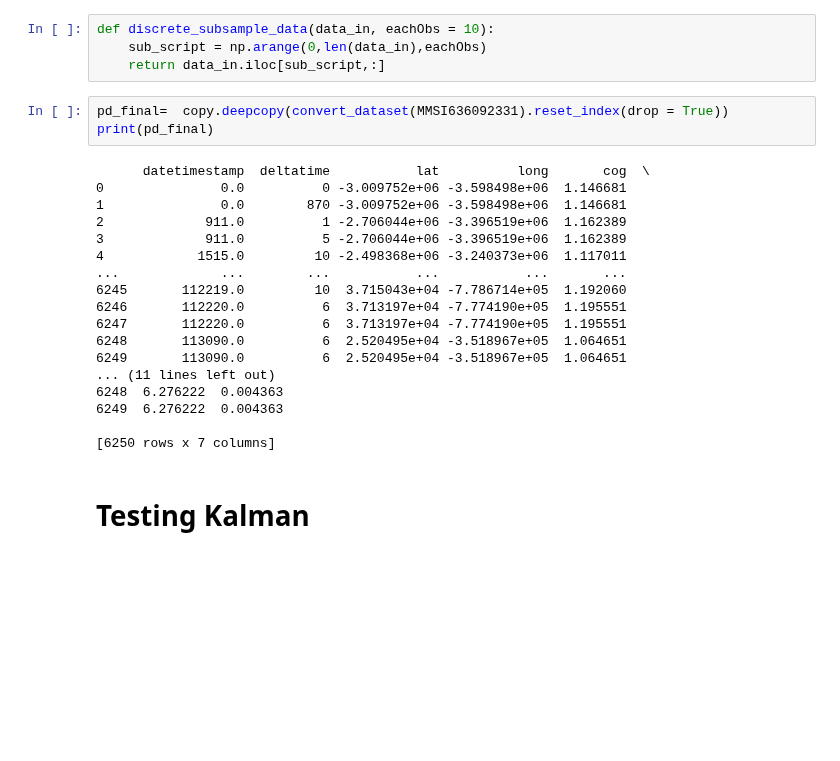
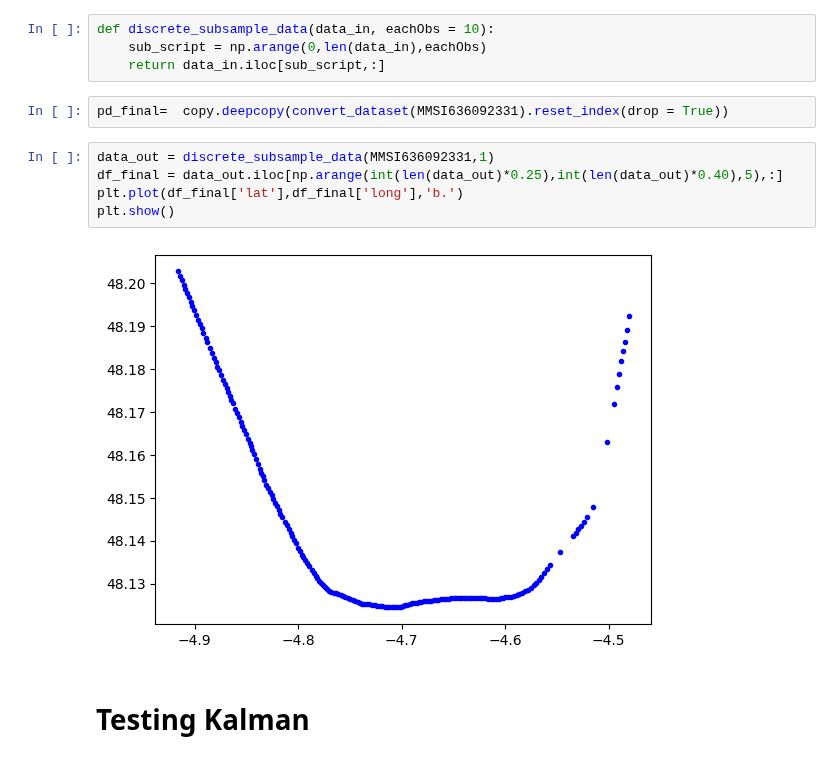
Before and after one commit to cnburger/AIS_KalmanFilter, a Jupyter notebook: SubsamplingTrajectory.ipynb, the cells around one changed output. Drawn from its saved outputs; the diff is of its cells as text; blank space fills up the shorter version.

```diff
--- a/SubsamplingTrajectory.ipynb
+++ b/SubsamplingTrajectory.ipynb
@@ -115,25 +108,13 @@ def discrete_subsample_data(data_in, eachObs = 10):
     return data_in.iloc[sub_script,:]
 # %%
 pd_final=  copy.deepcopy(convert_dataset(MMSI636092331).reset_index(drop = True))
-print(pd_final)
-# %% [output]
-      datetimestamp  deltatime           lat          long       cog  \
-0               0.0          0 -3.009752e+06 -3.598498e+06  1.146681
-1               0.0        870 -3.009752e+06 -3.598498e+06  1.146681
-2             911.0          1 -2.706044e+06 -3.396519e+06  1.162389
-3             911.0          5 -2.706044e+06 -3.396519e+06  1.162389
-4            1515.0         10 -2.498368e+06 -3.240373e+06  1.117011
-...             ...        ...           ...           ...       ...
-6245       112219.0         10  3.715043e+04 -7.786714e+05  1.192060
-6246       112220.0          6  3.713197e+04 -7.774190e+05  1.195551
-6247       112220.0          6  3.713197e+04 -7.774190e+05  1.195551
-6248       113090.0          6  2.520495e+04 -3.518967e+05  1.064651
-6249       113090.0          6  2.520495e+04 -3.518967e+05  1.064651
-... (11 lines left out)
-6248  6.276222  0.004363
-6249  6.276222  0.004363
-
-[6250 rows x 7 columns]
+# %%
+data_out = discrete_subsample_data(MMSI636092331,1)
+df_final = data_out.iloc[np.arange(int(len(data_out)*0.25),int(len(data_out)*0.40),5),:]
+plt.plot(df_final['lat'],df_final['long'],'b.')
+plt.show()
+# %% [output]
+[figure, added]
 # %% [markdown]
 # Testing Kalman
 # %%
```
Also changed, not shown: parts of 9 cells of this notebook, 5 other files.
